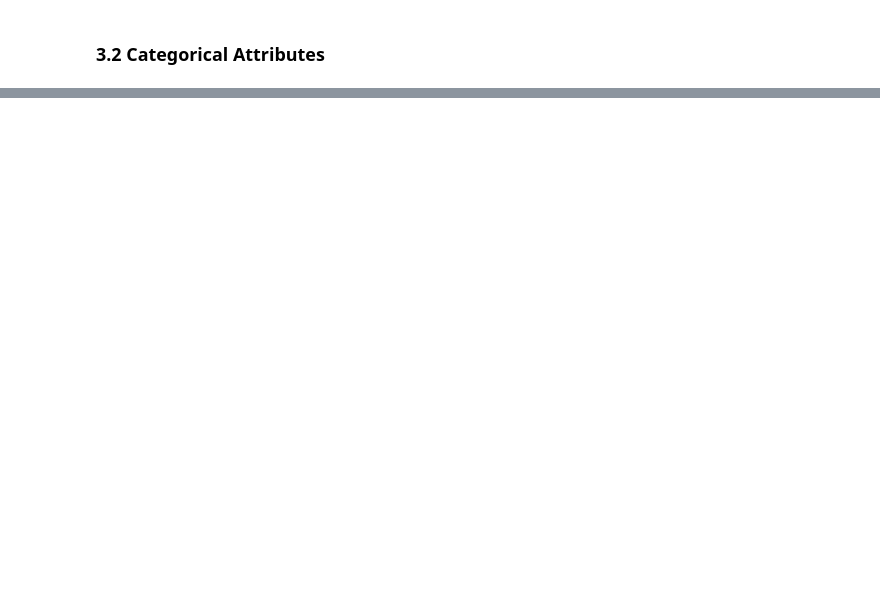
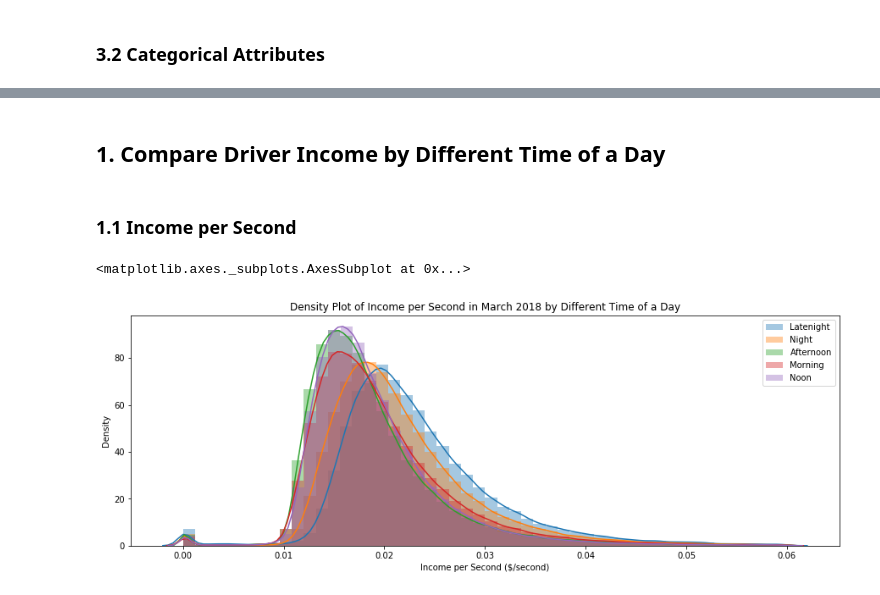
Before and after one commit to kefuzhu/University-of-Rochester, a Jupyter notebook: DSC440/Final-Project/code/TheNotebook.ipynb, the cells around one changed output, grey strips where cells are left out. Drawn from its saved outputs; the diff is of its cells as text; code cells hidden in the pictures; blank space fills up the shorter version.

```diff
--- a/DSC440/Final-Project/code/TheNotebook.ipynb
+++ b/DSC440/Final-Project/code/TheNotebook.ipynb
@@ -103,14 +137,20 @@ def taxi_data_preprocess(taxi_data):
 
     return taxi_data
 # %%
-def add_March_weather(taxi_data):
+def add_March_weather(taxi_data, taxi_type):
     print('Add weather warnings for March data...')
     # Create weather column in taxi data
     taxi_data['weather'] = 'None'
     # List of dates that have winter storm warning
     winter_storm_date = [6,7,8,20,22]
     # True/False vector to indicate whether trip was impacted by the weather or not
-    impact = [time.day in winter_storm_date for time in taxi_data.tpep_pickup_datetime]
+    if taxi_type == 'yellow':
+        impact = [time.day in winter_storm_date for time in taxi_data.tpep_pickup_datetime]
+    elif taxi_type == 'green':
+        impact = [time.day in winter_storm_date for time in taxi_data.lpep_pickup_datetime]
+    else:
+        print('Please provide valid taxi type. yellow/green')
+        return
     # Label impacted trips
     taxi_data.loc[impact,'weather'] = 'Winter Storm'
     print('Weather warnings have been added!')
@@ -485,0 +565,10 @@ KeyboardInterrupt:
+# %%
+start = time.time()
+# Load the csv file into pandas dataframe
+green_taxi_March = pd.read_csv('../data/green_tripdata_2018-03.csv')
+# Preprocess the taxi data
+green_taxi_March = taxi_data_preprocess(green_taxi_March, taxi_type = 'green')
+# Add weather info
+green_taxi_March = add_March_weather(taxi_data = green_taxi_March, taxi_type = 'green')
+end = time.time()
+print('Entire process took {:.2f} minutes'.format((end-start)/60))
@@ -485,0 +625,11 @@ KeyboardInterrupt:
+# %% [markdown]
+## 1. Compare Driver Income by Different Time of a Day
+# %% [markdown]
+### 1.1 Income per Second
+# %%
+compare_time_density(taxi_data = green_taxi_March, feature = 'income_per_second',
+                     title = 'Density Plot of Income per Second in March 2018 by Different Time of a Day',
+                     xlab = 'Income per Second ($/second)', fig_width = 15, fig_height = 5)
+# %% [output]
+<matplotlib.axes._subplots.AxesSubplot at 0x...>
+[figure, added]
```
Also changed, not shown: parts of 50 cells of this notebook, 6 other files.
